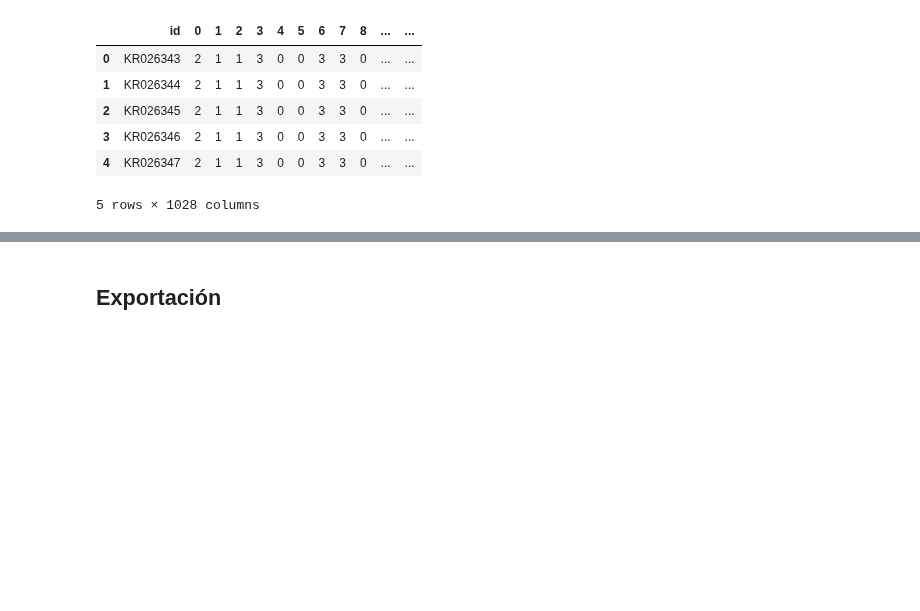
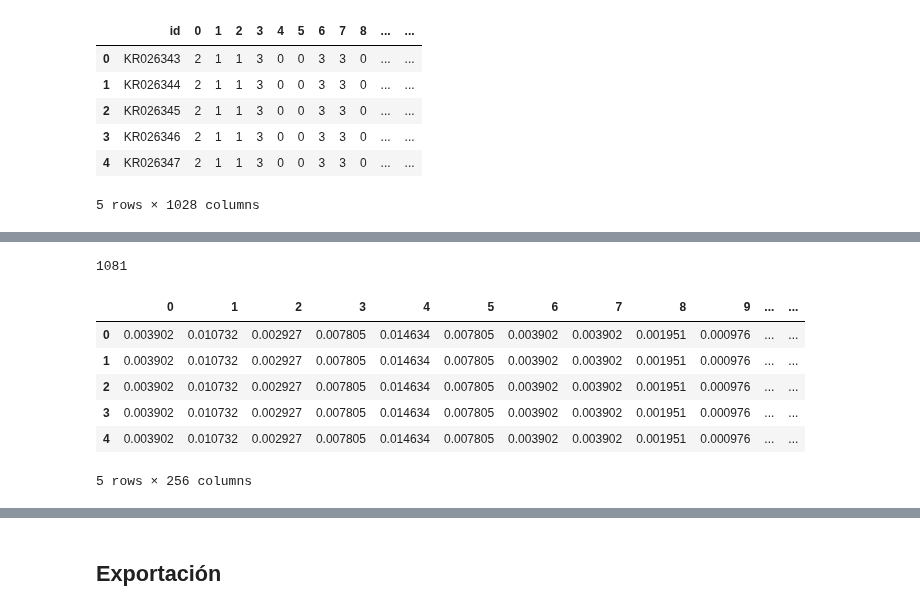
Before and after one commit to Desert-Analytics/genomica-cachoril, a Jupyter notebook: nbs/data.ipynb, the cells around one changed output, grey strips where cells are left out. Drawn from its saved outputs; the diff is of its cells as text; code cells hidden in the pictures; blank space fills up the shorter version.

```diff
--- a/nbs/data.ipynb
+++ b/nbs/data.ipynb
@@ -226,0 +274,27 @@ cytb_encoded.head()
+# %%
+def kmer_freq(seq, k=4):
+    """
+    Convierte una cadena de texto (formato FASTA) en un vector de las frecuencias de los k-meros
+    """
+    seq = seq[0].upper().replace('\n', '').replace(' ', '')
+    kmers = [seq[i:i+k] for i in range(len(seq) - k + 1)]
+    counts = Counter(kmers)
+    total = len(kmers)+1 # para evitar division por 0
+    # Regresa las frecuencias de todos los posibles k-meros en orden alfabetico
+    all_kmers = [''.join(x) for x in product('ACGT', repeat=k)]
+    return np.array([counts.get(kmer, 0) / total for kmer in all_kmers])
+# %%
+cytb_df["sequence"][35]
+# %% [output]
+1081
+# %%
+cytb_mers = cytb_df[["sequence"]].apply(kmer_freq, axis=1, result_type="expand")
+cytb_mers.head()
+# %% [output]
+|  | 0 | 1 | 2 | 3 | 4 | 5 | 6 | 7 | 8 | 9 | ... | ... |
+| 0 | 0.003902 | 0.010732 | 0.002927 | 0.007805 | 0.014634 | 0.007805 | 0.003902 | 0.003902 | 0.001951 | 0.000976 | ... | ... |
+| 1 | 0.003902 | 0.010732 | 0.002927 | 0.007805 | 0.014634 | 0.007805 | 0.003902 | 0.003902 | 0.001951 | 0.000976 | ... | ... |
+| 2 | 0.003902 | 0.010732 | 0.002927 | 0.007805 | 0.014634 | 0.007805 | 0.003902 | 0.003902 | 0.001951 | 0.000976 | ... | ... |
+| 3 | 0.003902 | 0.010732 | 0.002927 | 0.007805 | 0.014634 | 0.007805 | 0.003902 | 0.003902 | 0.001951 | 0.000976 | ... | ... |
+| 4 | 0.003902 | 0.010732 | 0.002927 | 0.007805 | 0.014634 | 0.007805 | 0.003902 | 0.003902 | 0.001951 | 0.000976 | ... | ... |
+5 rows × 256 columns
```
Also changed, not shown: parts of 20 cells of this notebook, 2 other files.
